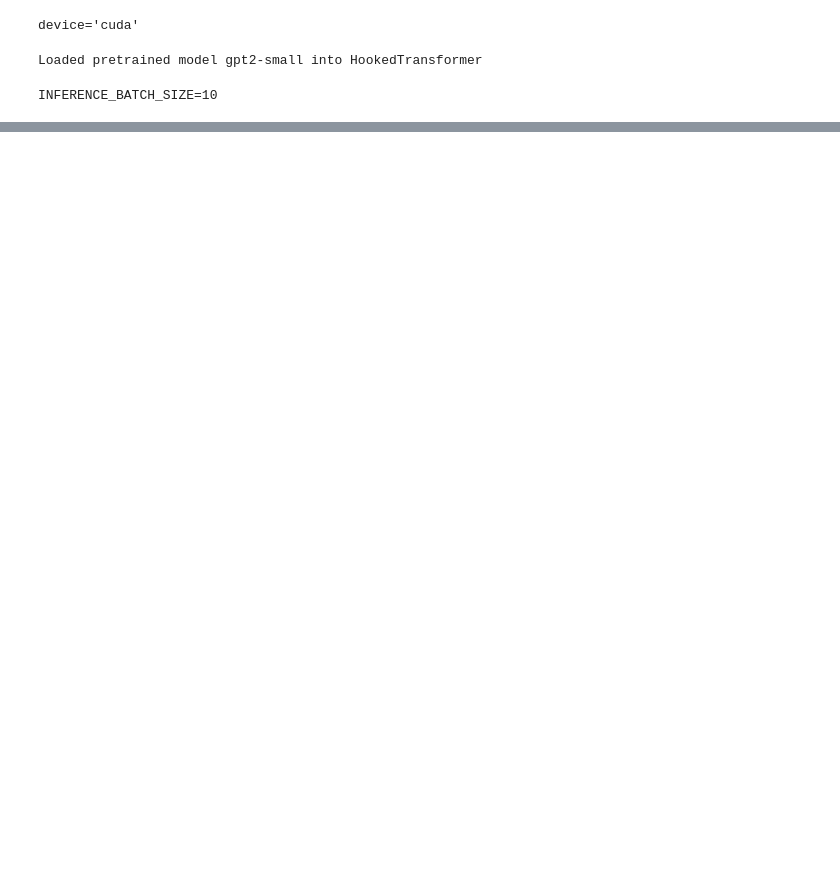
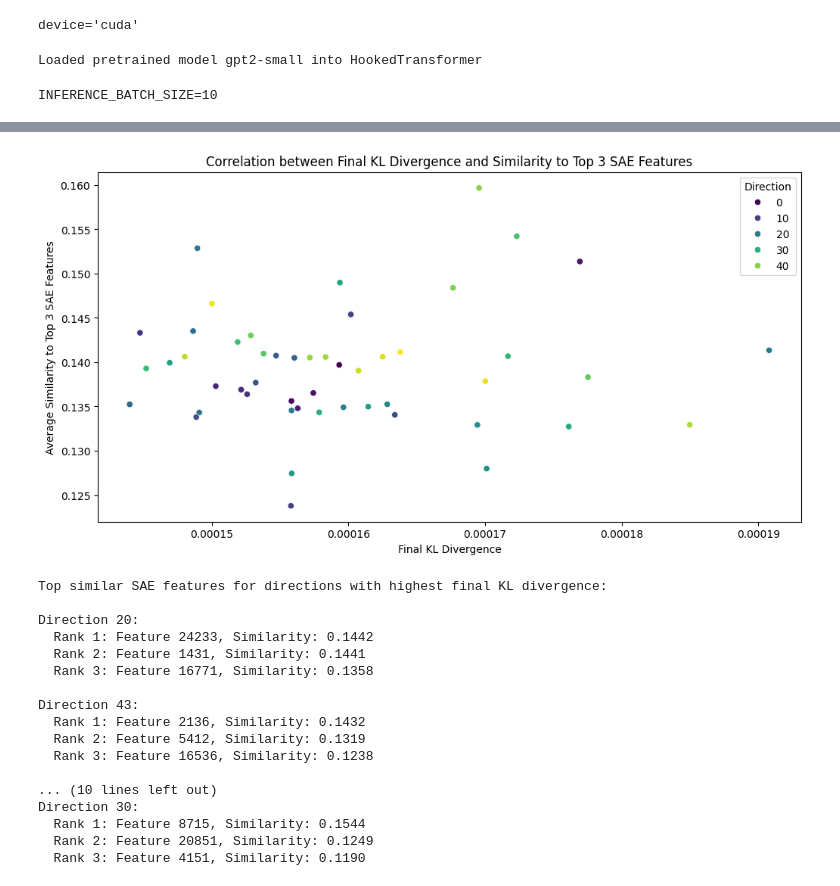
Before and after one commit to jettjaniak/teren, a Jupyter notebook: notebooks/sensitivity_landscape.ipynb, the cells around one changed output, grey strips where cells are left out. Drawn from its saved outputs; the diff is of its cells as text; code cells hidden in the pictures; blank space fills up the shorter version.

```diff
--- a/notebooks/sensitivity_landscape.ipynb
+++ b/notebooks/sensitivity_landscape.ipynb
@@ -469,0 +672,64 @@ def plot_trajectories(kl_divs_by_direction, sae_idx):
+# %%
+def compare_all_directions_with_sae_features(sae, directions, kl_divs, top_k=3):
+    # Compute cosine similarities with all SAE features for each direction
+    similarities = torch.stack([
+        torch.nn.functional.cosine_similarity(d.unsqueeze(0), sae.W_dec, dim=1)
+        for d in directions
+    ])
+
+    # Get top k similar features for each direction
+    top_k_values, top_k_indices = torch.topk(similarities, top_k, dim=1)
+
+    # Compute average of top k similarities for each direction
+    avg_top_k_similarities = top_k_values.mean(dim=1)
+
+    # Get final KL divergence for each direction
+    final_kl_divs = [kd[-1].item() if torch.is_tensor(kd) else kd[-1] for kd in kl_divs]
+
+    # Create a DataFrame for easier plotting
+    df = pd.DataFrame({
+        'Direction': range(len(directions)),
+        'Avg Top-k Similarity': avg_top_k_similarities.cpu().numpy(),
+        'Final KL Divergence': final_kl_divs
+    })
+
+    # Sort by Final KL Divergence
+    df = df.sort_values('Final KL Divergence', ascending=False)
+
+    # Plot
+    plt.figure(figsize=(12, 6))
+    sns.scatterplot(data=df, x='Final KL Divergence', y='Avg Top-k Similarity', hue='Direction', palette='viridis')
+    plt.title(f'Correlation between Final KL Divergence and Similarity to Top {top_k} SAE Features')
+    plt.xlabel('Final KL Divergence')
+    plt.ylabel(f'Average Similarity to Top {top_k} SAE Features')
+    plt.show()
+
+    # Print top similar features for top 5 directions by KL divergence
+    print("\nTop similar SAE features for directions with highest final KL divergence:")
+    for i in df['Direction'].head():
+        print(f"\nDirection {i}:")
+        for j, (value, index) in enumerate(zip(top_k_values[i], top_k_indices[i])):
+            print(f"  Rank {j+1}: Feature {index.item()}, Similarity: {value.item():.4f}")
+
+    return df, similarities
+# %%
+df, similarities = compare_all_directions_with_sae_features(sae, random_directions, kl_divs)
+# %% [output]
+[figure, added]
+Top similar SAE features for directions with highest final KL divergence:
+
+Direction 20:
+  Rank 1: Feature 24233, Similarity: 0.1442
+  Rank 2: Feature 1431, Similarity: 0.1441
+  Rank 3: Feature 16771, Similarity: 0.1358
+
+Direction 43:
+  Rank 1: Feature 2136, Similarity: 0.1432
+  Rank 2: Feature 5412, Similarity: 0.1319
+  Rank 3: Feature 16536, Similarity: 0.1238
+
+... (10 lines left out)
+Direction 30:
+  Rank 1: Feature 8715, Similarity: 0.1544
+  Rank 2: Feature 20851, Similarity: 0.1249
+  Rank 3: Feature 4151, Similarity: 0.1190
```
Also changed, not shown: parts of 39 cells of this notebook.
